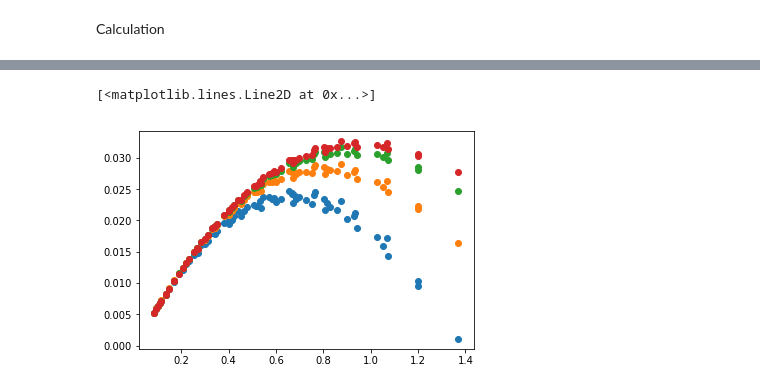
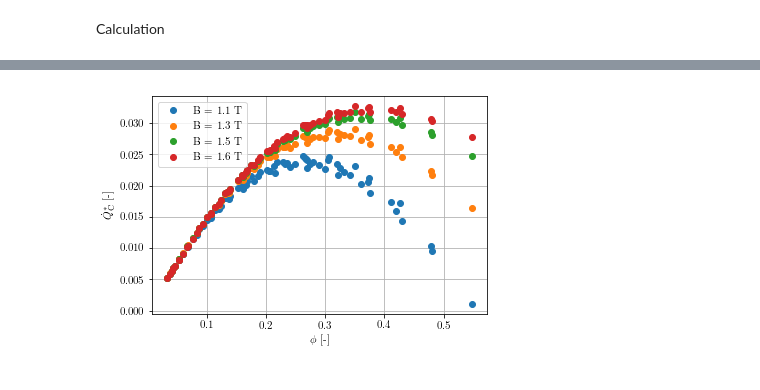
Before and after one commit to gfidelisp/Jupyter, a Jupyter notebook: Codemig/AMR_Model/Main.ipynb, the cells around one changed output, grey strips where cells are left out. Drawn from its saved outputs; the diff is of its cells as text; code cells hidden in the pictures.

Commit message:
'Plots'

```diff
--- a/Codemig/AMR_Model/Main.ipynb
+++ b/Codemig/AMR_Model/Main.ipynb
@@ -249,8 +273,16 @@ Pi_2 = Epsilon/(1-Epsilon)*k_f_eff*(T_h-T_c)/(rho_s*f*L**2*CdT_dmg)
 Pi_3 = W_p/(m_s*f*CdT_dmg)
 Pi_4 = CdT_mg/CdT_dmg
 Pi_5 = h_int*Beta/(f*rho_s*CdT_dmg) #dT_sf unknown
-Pi_6 = ((m_f/3600)*c_f)/(m_s*C_L)
+Pi_6 = ((m_f/3600)*c_f)/(m_s*C_L*f)
 Pi_7 = (T_h-T_c)/(dT_dmg)
 
 Pi_8 = Q_c/(m_s*f*CdT_dmg)
 Pi_9 = Q_h/(m_s*f*CdT_dmg)
+Pi_10 = W_m/(m_s*f*CdT_dmg)
+
+Efness_HB = zeros(len(Pi_6))
+Efness_CB = zeros(len(Pi_6))
+
+for i in range(len(Pi_6)):
+    Efness_HB[i] = Effectiv(Pi_6[i]/2,NTU_f[i])
+    Efness_CB[i] = Effectiv(Pi_6[i]/(2*Pi_4[i]),NTU_f[i])
@@ -265,9 +320,12 @@ def fitting(X,a,b,c,d):
 # %%
-#plt.plot(Pi_6,Q_c,'o')
-plt.plot(Pi_6[0:72],Pi_8[0:72],'o')
-plt.plot(Pi_6[72:144],Pi_8[72:144],'o')
-plt.plot(Pi_6[144:216],Pi_8[144:216],'o')
-plt.plot(Pi_6[216:288],Pi_8[216:288],'o')
+plt.plot(Pi_6[0:72],Pi_8[0:72],'o',label = 'B = 1.1 T')
+plt.plot(Pi_6[72:144],Pi_8[72:144],'o',label = 'B = 1.3 T')
+plt.plot(Pi_6[144:216],Pi_8[144:216],'o',label = 'B = 1.5 T')
+plt.plot(Pi_6[216:288],Pi_8[216:288],'o',label = 'B = 1.6 T')
+plt.grid()
+plt.xlabel('$\phi$ [-]')
+plt.ylabel('$\dot{Q}_\mathrm{C}^*$ [-]')
+plt.legend()
+plt.show()
 # %% [output]
-[<matplotlib.lines.Line2D at 0x...>]
-[figure, old version]
+[figure, new version]
```
Also changed, not shown: parts of 33 cells of this notebook, 9 other files.
